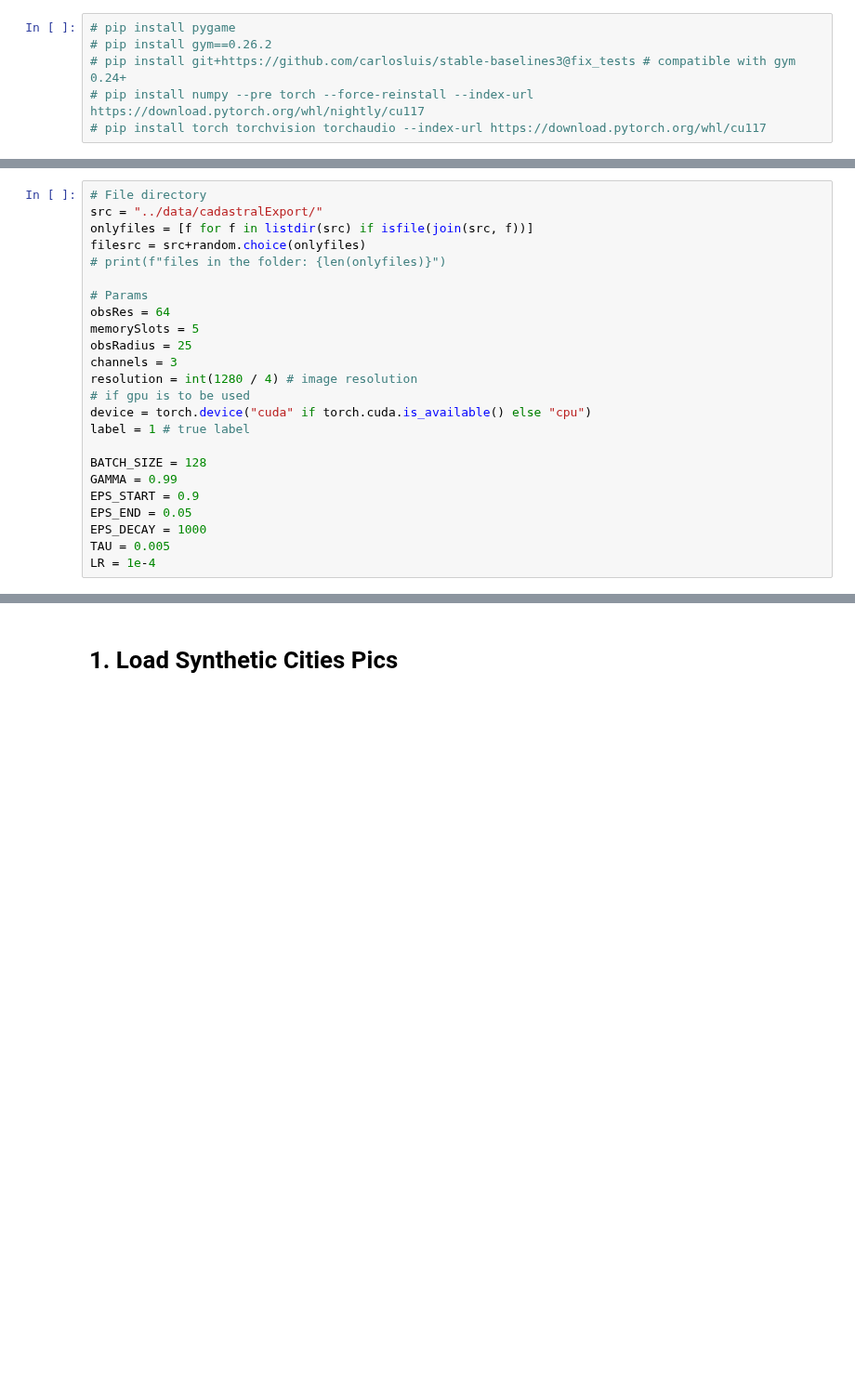
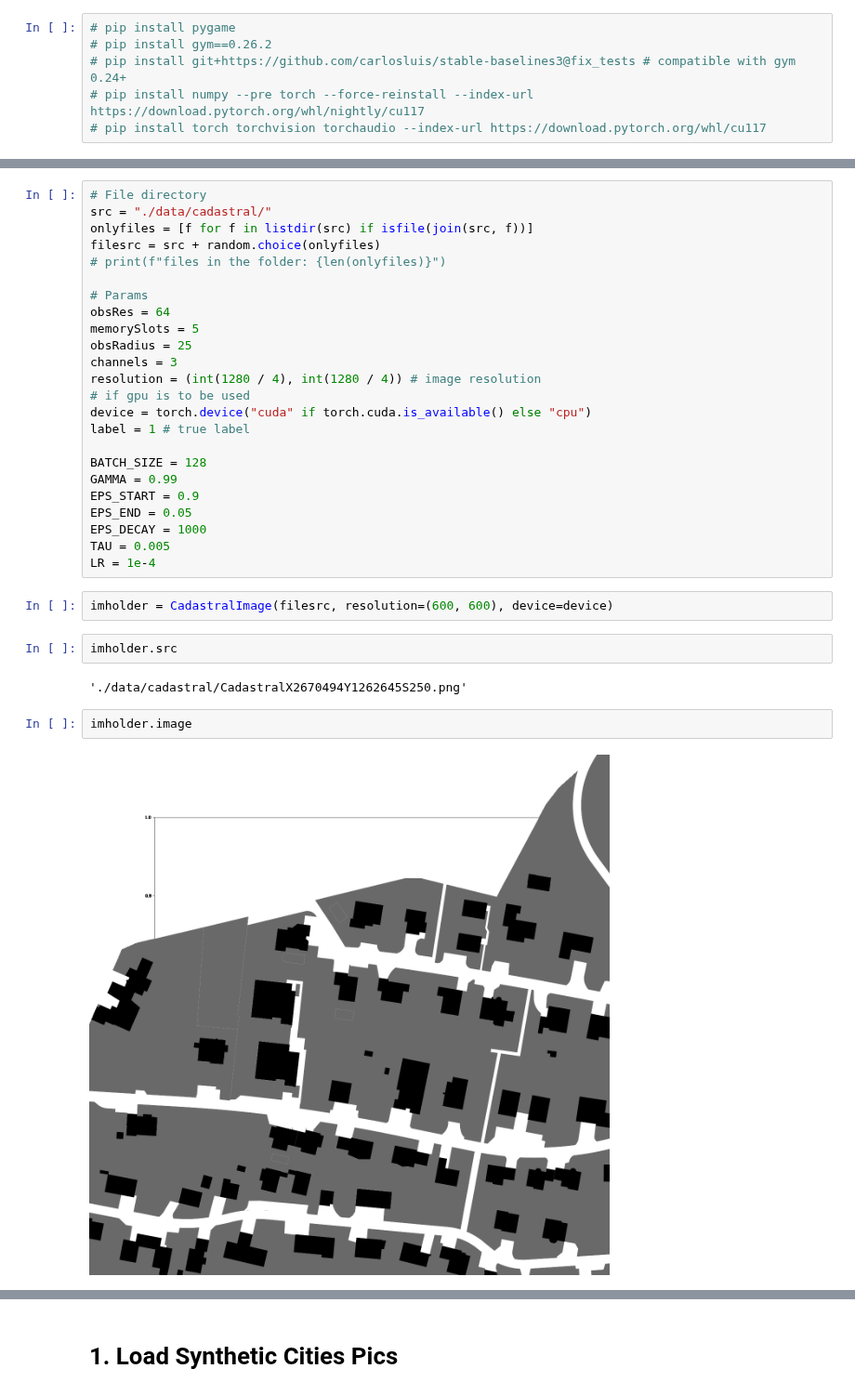
Before and after one commit to neithangurthang/SyntheticCities, a Jupyter notebook: notebooks/01 ReinforcementLearningExperiment.ipynb, the cells around one changed output, grey strips where cells are left out. Shown at 93% size. Drawn from its saved outputs; the diff is of its cells as text; blank space fills up the shorter version.

Commit message:
created separate module for images proccessing

```diff
--- a/notebooks/01 ReinforcementLearningExperiment.ipynb
+++ b/notebooks/01 ReinforcementLearningExperiment.ipynb
@@ -48,8 +58,8 @@ import torch.nn.functional as F
 # %%
 # File directory
-src = "../data/cadastralExport/"
+src = "./data/cadastral/"
 onlyfiles = [f for f in listdir(src) if isfile(join(src, f))]
-filesrc = src+random.choice(onlyfiles)
+filesrc = src + random.choice(onlyfiles)
 # print(f"files in the folder: {len(onlyfiles)}")
 
 # Params
@@ -57,7 +67,7 @@ obsRes = 64
 memorySlots = 5
 obsRadius = 25
 channels = 3
-resolution = int(1280 / 4) # image resolution
+resolution = (int(1280 / 4), int(1280 / 4)) # image resolution
 # if gpu is to be used
 device = torch.device("cuda" if torch.cuda.is_available() else "cpu")
 label = 1 # true label
@@ -69,3 +79,13 @@ EPS_END = 0.05
 EPS_DECAY = 1000
 TAU = 0.005
 LR = 1e-4
+# %%
+imholder = CadastralImage(filesrc, resolution=(600, 600), device=device)
+# %%
+imholder.src
+# %% [output]
+'./data/cadastral/CadastralX2670494Y1262645S250.png'
+# %%
+imholder.image
+# %% [output]
+[figure, added]
```
Also changed, not shown: parts of 2 cells of this notebook, 2 other files.
